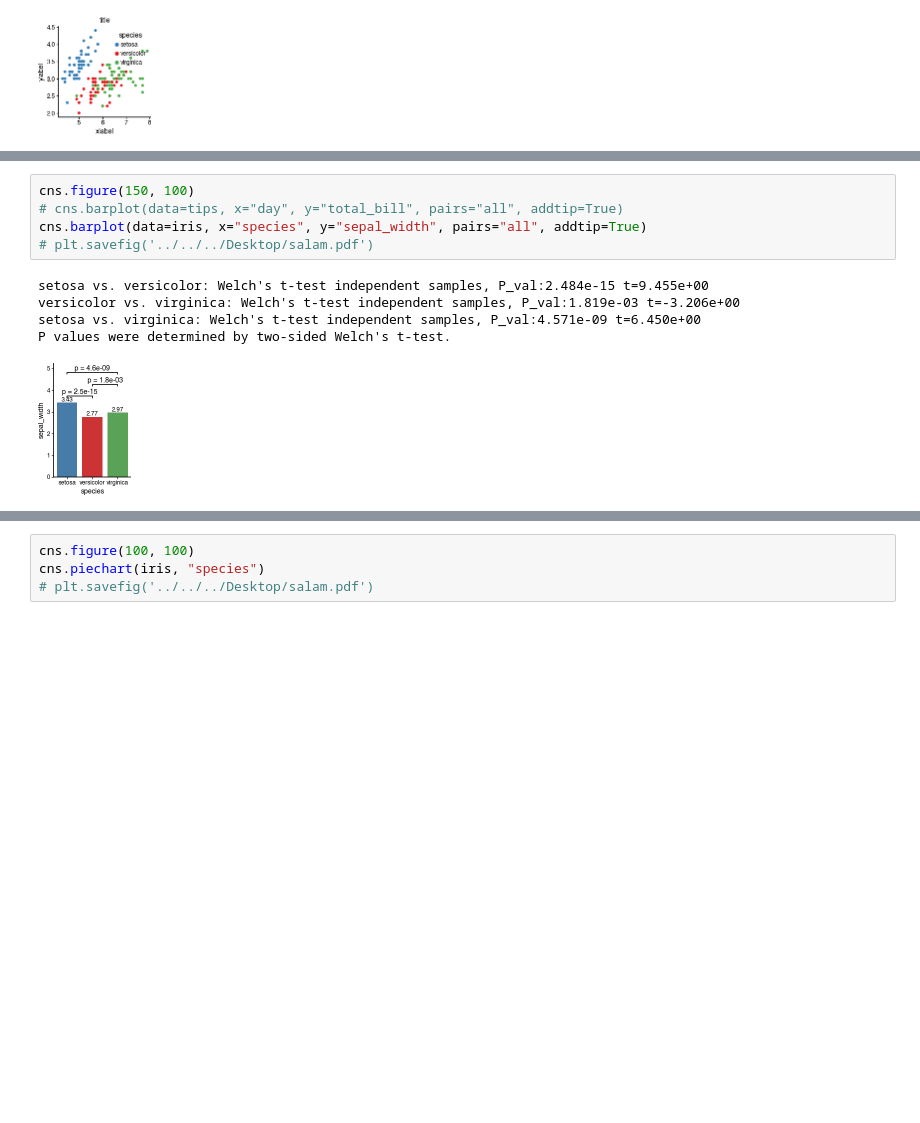
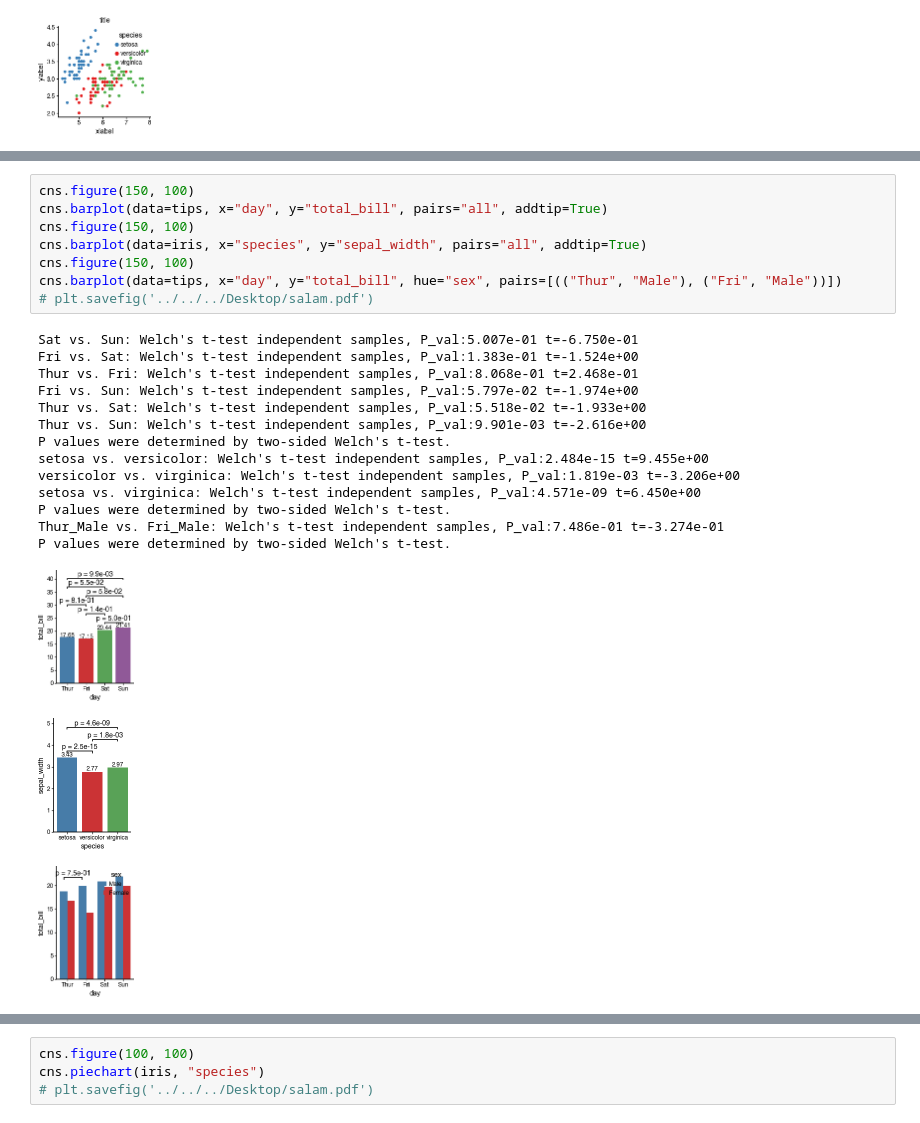
Before and after one commit to faridrashidi/cnsplots, a Jupyter notebook: notebooks/matplotlib.ipynb, the cells around one changed output, grey strips where cells are left out. Cells and saved outputs as stored; diff of their text form; blank space fills up the shorter version.

```diff
--- a/notebooks/matplotlib.ipynb
+++ b/notebooks/matplotlib.ipynb
@@ -43,14 +52,28 @@ P values were determined by two-sided Mann-Whitney U test.
 # %%
 cns.figure(150, 100)
-# cns.barplot(data=tips, x="day", y="total_bill", pairs="all", addtip=True)
+cns.barplot(data=tips, x="day", y="total_bill", pairs="all", addtip=True)
+cns.figure(150, 100)
 cns.barplot(data=iris, x="species", y="sepal_width", pairs="all", addtip=True)
+cns.figure(150, 100)
+cns.barplot(data=tips, x="day", y="total_bill", hue="sex", pairs=[(("Thur", "Male"), ("Fri", "Male"))])
 # plt.savefig('../../../Desktop/salam.pdf')
 # %% [output]
+Sat vs. Sun: Welch's t-test independent samples, P_val:5.007e-01 t=-6.750e-01
+Fri vs. Sat: Welch's t-test independent samples, P_val:1.383e-01 t=-1.524e+00
+Thur vs. Fri: Welch's t-test independent samples, P_val:8.068e-01 t=2.468e-01
+Fri vs. Sun: Welch's t-test independent samples, P_val:5.797e-02 t=-1.974e+00
+Thur vs. Sat: Welch's t-test independent samples, P_val:5.518e-02 t=-1.933e+00
+Thur vs. Sun: Welch's t-test independent samples, P_val:9.901e-03 t=-2.616e+00
+P values were determined by two-sided Welch's t-test.
 setosa vs. versicolor: Welch's t-test independent samples, P_val:2.484e-15 t=9.455e+00
 versicolor vs. virginica: Welch's t-test independent samples, P_val:1.819e-03 t=-3.206e+00
 setosa vs. virginica: Welch's t-test independent samples, P_val:4.571e-09 t=6.450e+00
 P values were determined by two-sided Welch's t-test.
+Thur_Male vs. Fri_Male: Welch's t-test independent samples, P_val:7.486e-01 t=-3.274e-01
+P values were determined by two-sided Welch's t-test.
-[figure, old version]
+[figure, new version]
+[figure, added]
+[figure, added]
 # %%
 cns.figure(120, 100)
 cns.stackplot(data=tips, x='day', hue='sex', normalize=True)
```
Also changed, not shown: parts of 6 cells of this notebook, 4 other files.
